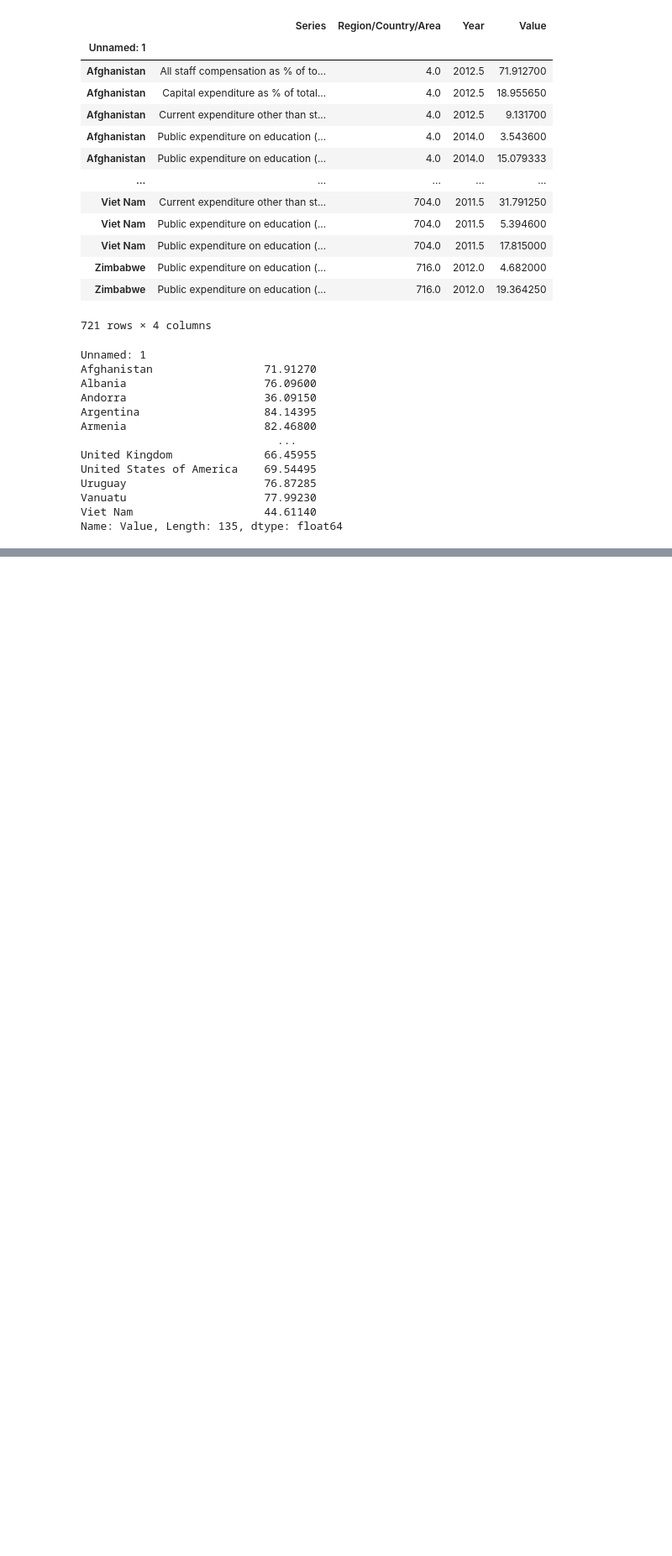
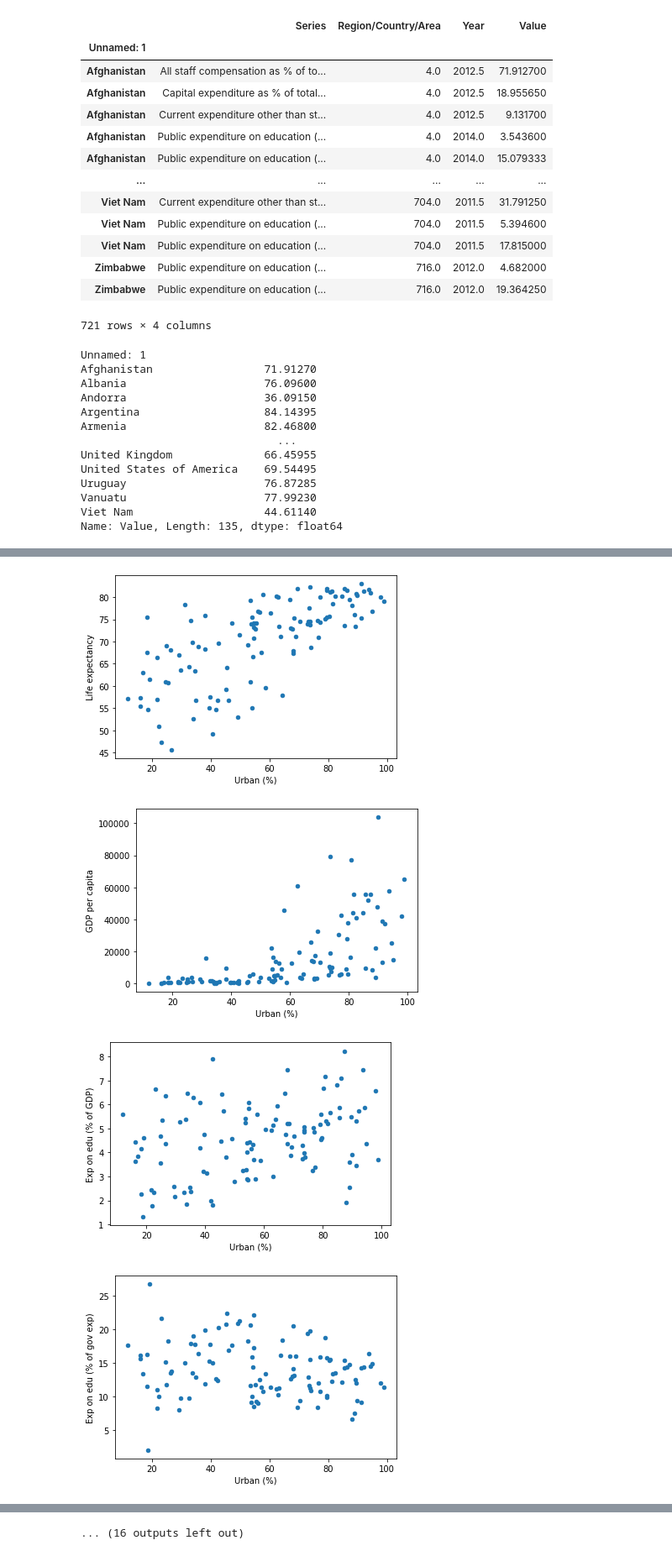
Before and after one commit to nikjals/1-esej, a Jupyter notebook: Esej.ipynb, the cells around one changed output, grey strips where cells are left out. Shown: that part at 84% size. Cells and saved outputs as stored; diff of their text form; code cells hidden in the pictures; blank space fills up the shorter version.

```diff
--- a/Esej.ipynb
+++ b/Esej.ipynb
@@ -307,0 +486,11 @@ import pycountry
+# %%
+s = list(stupci.keys())
+# %%
+for i in range(len(s)):
+    for j in range(i+1, len(s)):
+        data.plot.scatter(s[i], s[j])
+# %% [output]
+[figure, added]
+[figure, added]
+[figure, added]
+[figure, added]
@@ -307,0 +505 @@ import pycountry
+... (16 outputs left out)
```
Also changed, not shown: parts of 33 cells of this notebook, 1 other file.
